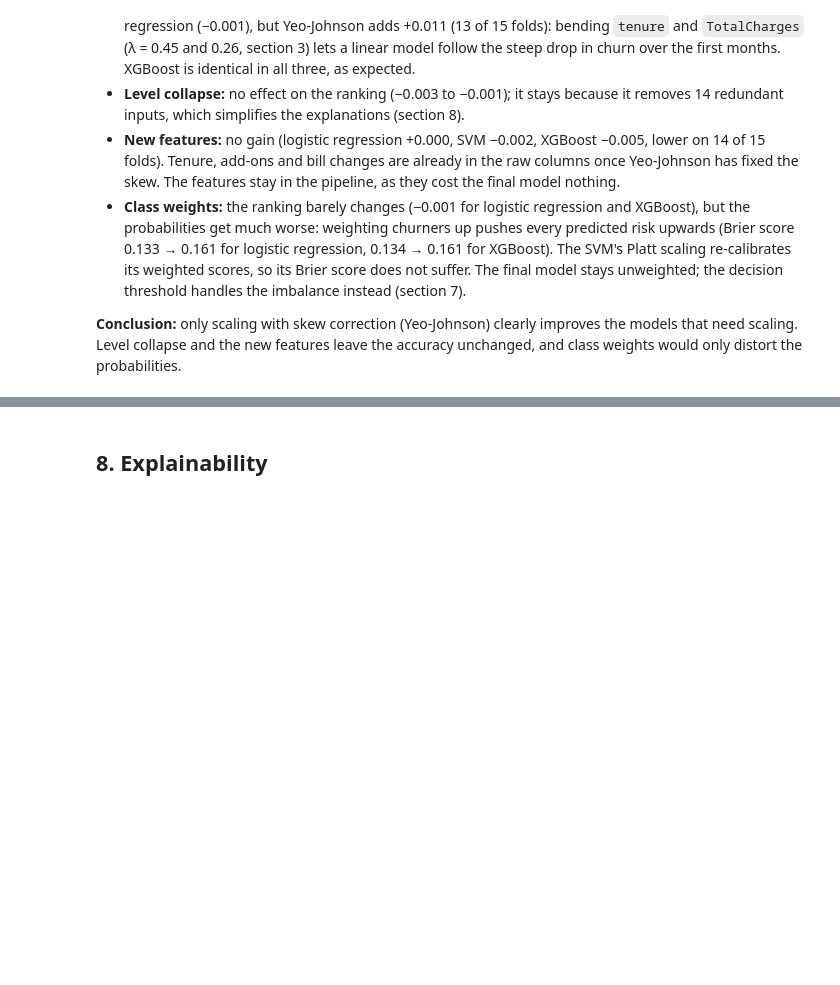
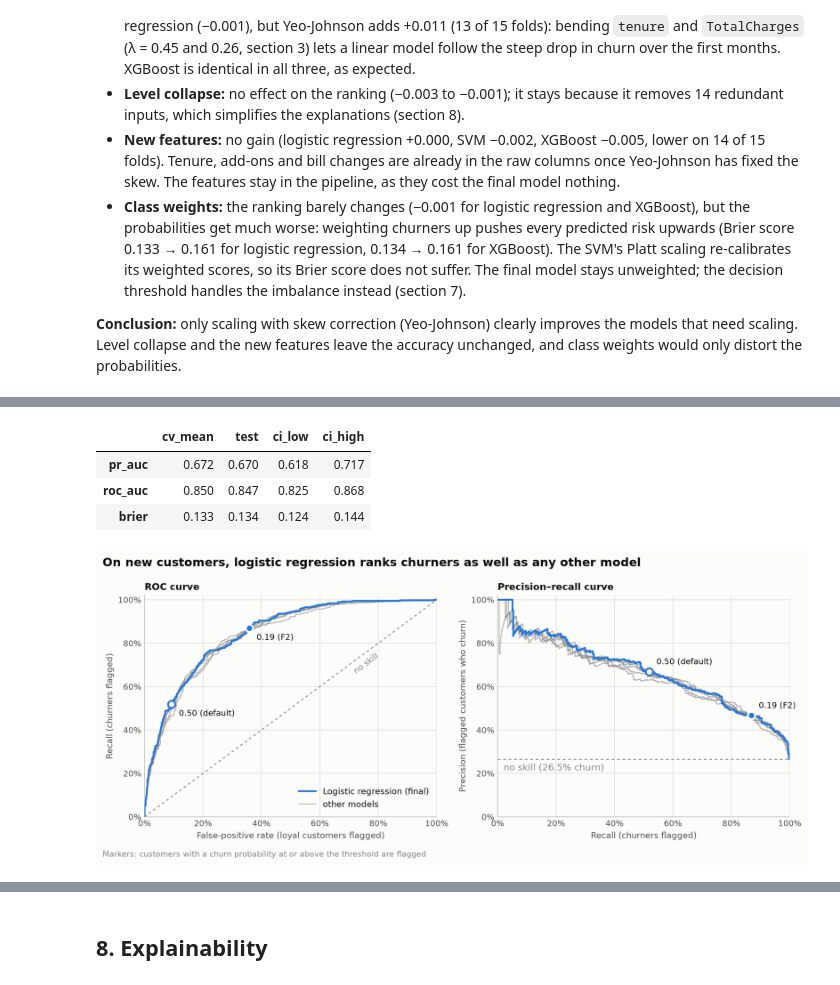
Before and after one commit to aljazfrancic/churn, a Jupyter notebook: churn_prediction.ipynb, the cells around one changed output, grey strips where cells are left out. Drawn from its saved outputs; the diff is of its cells as text; code cells hidden in the pictures; blank space fills up the shorter version.

```diff
--- a/churn_prediction.ipynb
+++ b/churn_prediction.ipynb
@@ -14,22 +14,34 @@ from churn import config
 from churn.ablation import ablation_table, run_ablation, step_effects
 from churn.data import clean, column_overview, load_raw, quality_checks, split_features_target
 from churn.eda import association_matrix, association_with_churn, format_p_value
-from churn.evaluation import comparison_table, cross_validate_models, select_model
+from churn.evaluation import (
+    comparison_table,
+    cross_validate_models,
+    holdout_decisions,
+    holdout_probabilities,
+    holdout_ranking,
+    select_model,
+)
 from churn.features import FeatureEngineer
 from churn.models import best_models, tune_models, tuning_results
 from churn.pipeline import build_preprocessor, compare_skewness
 from churn.plots import (
     plot_ablation,
     plot_association_matrix,
+    plot_calibration_and_gains,
     plot_churn_by_tenure_and_contract,
     plot_churn_heatmap,
     plot_churn_rate_by_category,
+    plot_confusion_matrices,
+    plot_holdout_curves,
     plot_model_comparison,
     plot_new_features,
     plot_numeric_distributions,
     plot_target_distribution,
+    plot_threshold_metrics,
     set_theme,
 )
+from churn.threshold import metrics_by_threshold, near_optimal, tune_threshold
 
 pd.set_option("display.max_columns", 30)
 set_theme()
@@ -468,0 +487,7 @@ The final setup reproduces the scores of section 5 (same folds, same settings).
+# %%
+tuned = tune_threshold(final_model, X_train, y_train)
+threshold = tuned.best_threshold_
+low, high = near_optimal(tuned)
+print(f"F2-optimal threshold: {threshold:.2f} (mean CV F2 {tuned.best_score_:.3f})")
+print(f"Within 0.01 of that F2: thresholds {low:.2f}–{high:.2f}")
+thresholds = {"0.50 (default)": 0.5, f"{threshold:.2f} (F2)": threshold}
@@ -468,0 +507,19 @@ The final setup reproduces the scores of section 5 (same folds, same settings).
+# %%
+holdout = holdout_probabilities(models, X_train, y_train, X_test)
+proba = holdout[final_name]
+holdout_ranking(y_test, proba, scores[scores["model"] == final_name]).style.format(precision=3)
+# %% [output]
+|  | cv_mean | test | ci_low | ci_high |
+| pr_auc | 0.672 | 0.670 | 0.618 | 0.717 |
+| roc_auc | 0.850 | 0.847 | 0.825 | 0.868 |
+| brier | 0.133 | 0.134 | 0.124 | 0.144 |
+# %%
+plot_holdout_curves(
+    y_test,
+    holdout,
+    final_name,
+    thresholds,
+    "On new customers, logistic regression ranks churners as well as any other model",
+);
+# %% [output]
+[figure, added]
```
Also changed, not shown: parts of 12 cells of this notebook, 6 other files.
